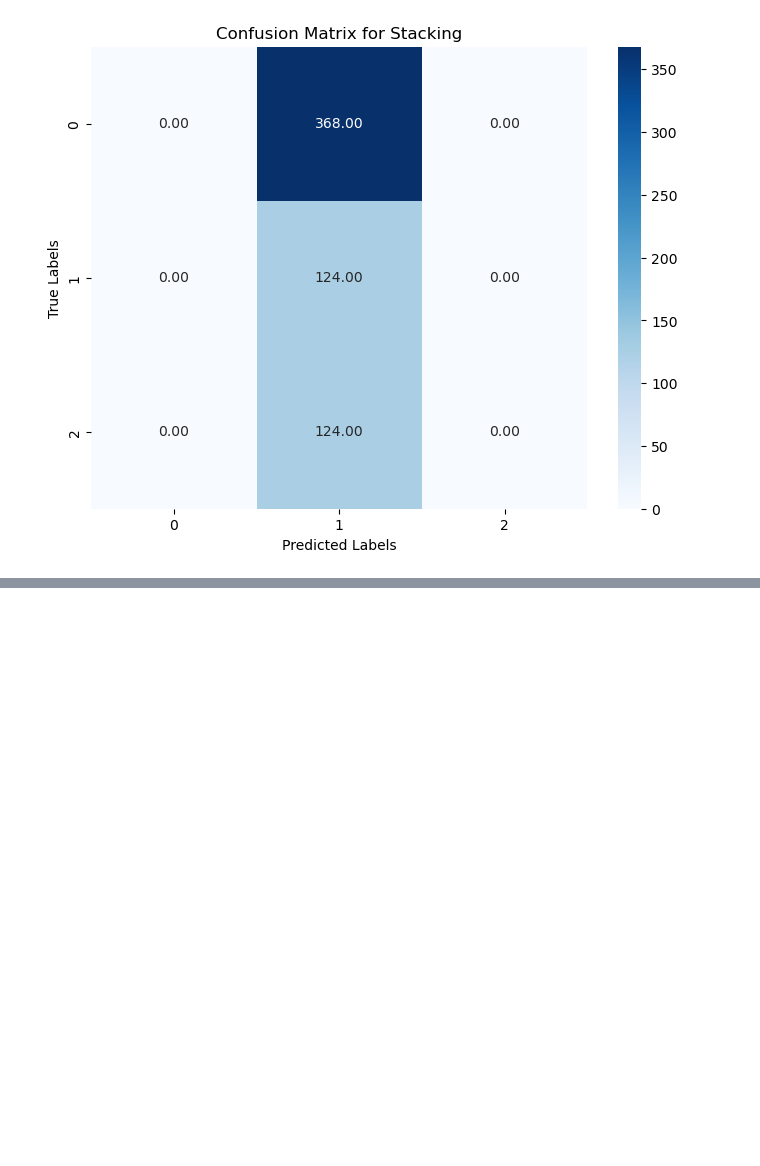
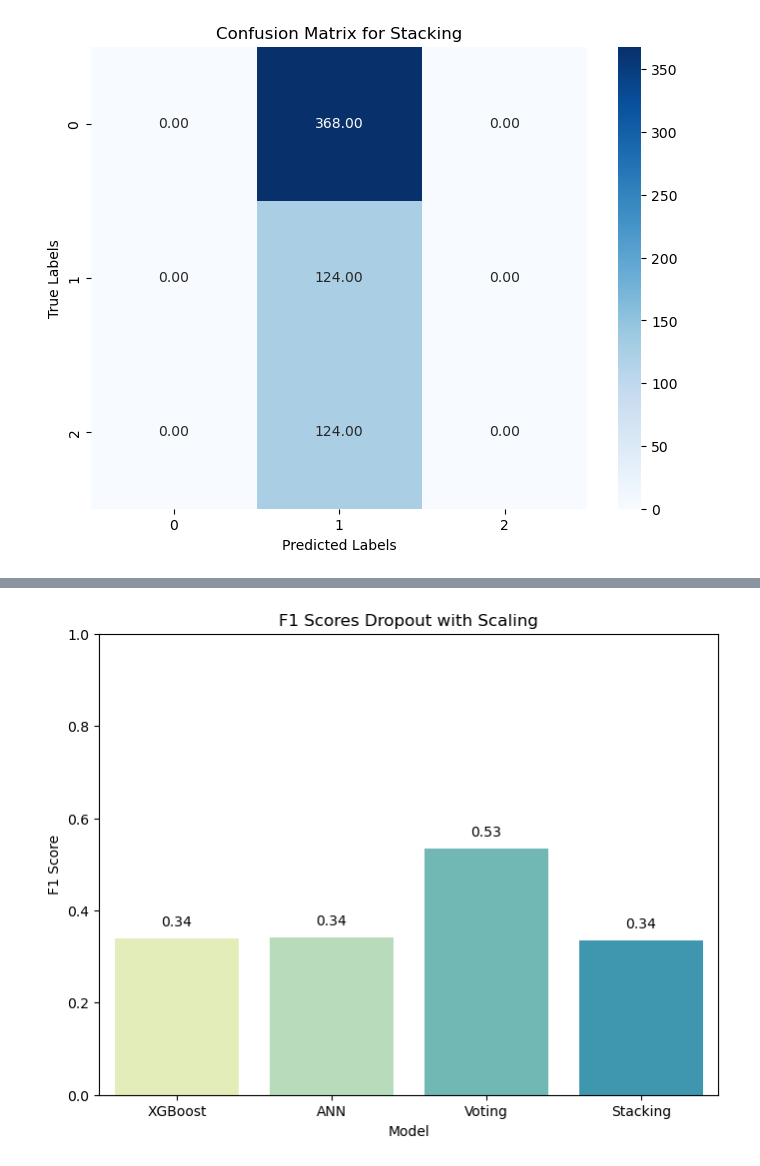
Before and after one commit to y4s3m1n/Master-Thesis, a Jupyter notebook: experimentations/with scaling.ipynb, the cells around one changed output, grey strips where cells are left out. Saved outputs shown, nothing was run; the diff lists cells and outputs as text; code cells hidden in the pictures; blank space fills up the shorter version.

```diff
--- a/experimentations/with scaling.ipynb
+++ b/experimentations/with scaling.ipynb
@@ -365,7 +365,7 @@ Pipeline(steps=[('smote', SMOTE(random_state=101)),
 svm_classifier = SVC(probability = True) # https://ieeexplore.ieee.org/document/9065509 / https://ieeexplore.ieee.org/document/10082724
 
 param_grid_svm = {"kernel": ["linear", "rbf", "sigmoid"],
-                  "C": [0.01, 0.1, 1, 10],
+                  "C": [0.01, 0.1, 1],
                   "gamma": [0.001, 0.01, 0.1, 1]}
 
 best_model_svm, best_params_svm, best_score_svm = hyperparameter_tuning(svm_classifier, param_grid_svm)
@@ -567,7 +567,7 @@ def barplot_models(model_scores):
     bars = sns.barplot(x = model_names, y = f1_scores)
     plt.title("Model Comparison Plot Training")
     plt.xlabel("Model")
-    plt.ylabel("F1-score")
+    plt.ylabel("F1 Score")
     plt.ylim(0, 1)
     for bar, f1_score in zip(bars.patches, f1_scores):
         plt.text(bar.get_x() + bar.get_width() / 2, bar.get_height() + 0.02, f"{f1_score:.2f}", ha = "center", va = "bottom")
@@ -609,7 +609,7 @@ def barplot_models(model_scores):
     bars = sns.barplot(x = model_names, y = f1_scores)
     plt.title("Model Comparison Plot Testing")
     plt.xlabel("Model")
-    plt.ylabel("F1-score")
+    plt.ylabel("F1 Score")
     plt.ylim(0, 1)
     for bar, f1_score in zip(bars.patches, f1_scores):
         plt.text(bar.get_x() + bar.get_width() / 2, bar.get_height() + 0.02, f"{f1_score:.2f}", ha = "center", va = "bottom")
@@ -645,0 +676,26 @@ st_cm = confusion_matrices(best_model_st, "Stacking")
+# %%
+# Visualization model comparison dropout:
+
+# Select F1 score for dropout:
+xgb_f1_class_1 = xgb_metrics[1]["f1_score"]
+ann_f1_class_1 = ann_metrics[1]["f1_score"]
+vt_f1_class_1 = vt_metrics[1]["f1_score"]
+st_f1_class_1 = st_metrics[1]["f1_score"]
+
+def barplot_models(model_scores):
+    model_names = list(model_scores.keys())
+    f1_scores = list(model_scores.values())
+    plt.figure(figsize = (8, 6))
+    sns.set_palette("YlGnBu")
+    bars = sns.barplot(x = model_names, y = f1_scores)
+    plt.title("F1 Scores Dropout with Scaling")
+    plt.xlabel("Model")
+    plt.ylabel("F1 Score")
+    plt.ylim(0, 1)
+    for bar, f1_score in zip(bars.patches, f1_scores):
+        plt.text(bar.get_x() + bar.get_width() / 2, bar.get_height() + 0.02, f"{f1_score:.2f}", ha = "center", va = "bottom")
+    plt.show()
+
+barplot_models(model_scores = {"XGBoost": xgb_f1_class_1, "ANN": ann_f1_class_1, "Voting": vt_f1_class_1, "Stacking": st_f1_class_1})
+# %% [output]
+[figure, added]
```
Also changed, not shown: parts of 3 cells of this notebook, 2 other files.
